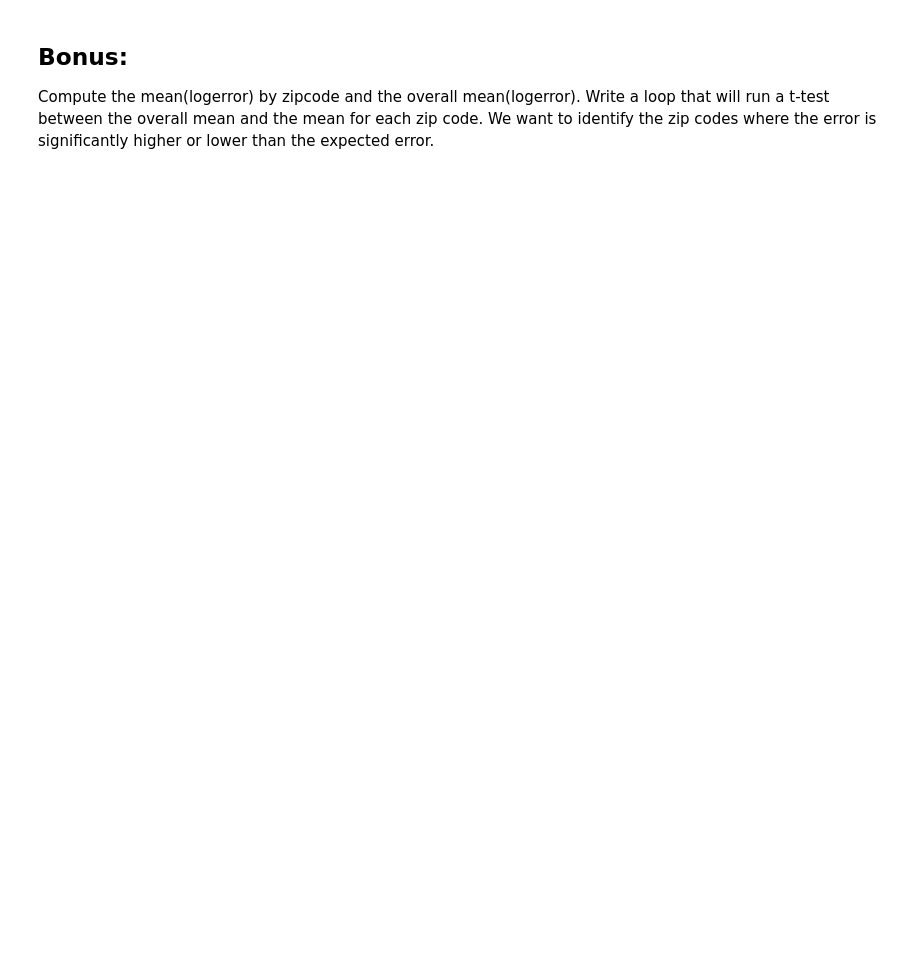
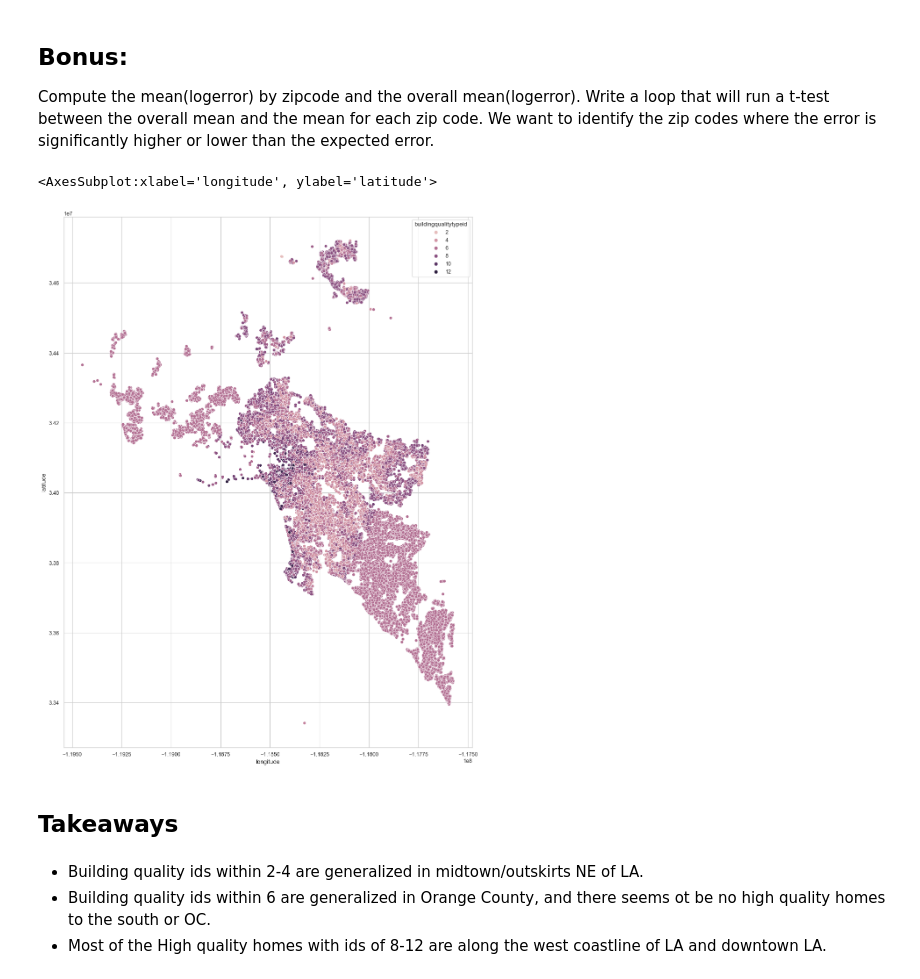
Before and after one commit to ljackson707/clustering-exercises, a Jupyter notebook: explore_zillow.ipynb, the cells around one changed output. Cells and saved outputs as stored; diff of their text form; code cells hidden in the pictures; blank space fills up the shorter version.

```diff
--- a/explore_zillow.ipynb
+++ b/explore_zillow.ipynb
@@ -194,3 +466,18 @@ explore.explore_bivariate(train, categorical_target, continuous_target, binary_v
 ## Bonus:
 
 Compute the mean(logerror) by zipcode and the overall mean(logerror). Write a loop that will run a t-test between the overall mean and the mean for each zip code. We want to identify the zip codes where the error is significantly higher or lower than the expected error.
+# %%
+import seaborn as sns
+from matplotlib.pyplot import figure
+
+figure(figsize=(15, 20), dpi=80)
+sns.scatterplot(x = train.longitude, y = train.latitude, hue = train.buildingqualitytypeid)
+# %% [output]
+<AxesSubplot:xlabel='longitude', ylabel='latitude'>
+[figure, added]
+# %% [markdown]
+## Takeaways
+# %% [markdown]
+- Building quality ids within 2-4 are generalized in midtown/outskirts NE of LA.
+- Building quality ids within 6 are generalized in Orange County, and there seems ot be no high quality homes to the south or OC.
+- Most of the High quality homes with ids of 8-12 are along the west coastline of LA and downtown LA.
```
Also changed, not shown: parts of 24 cells of this notebook, 3 other files.
